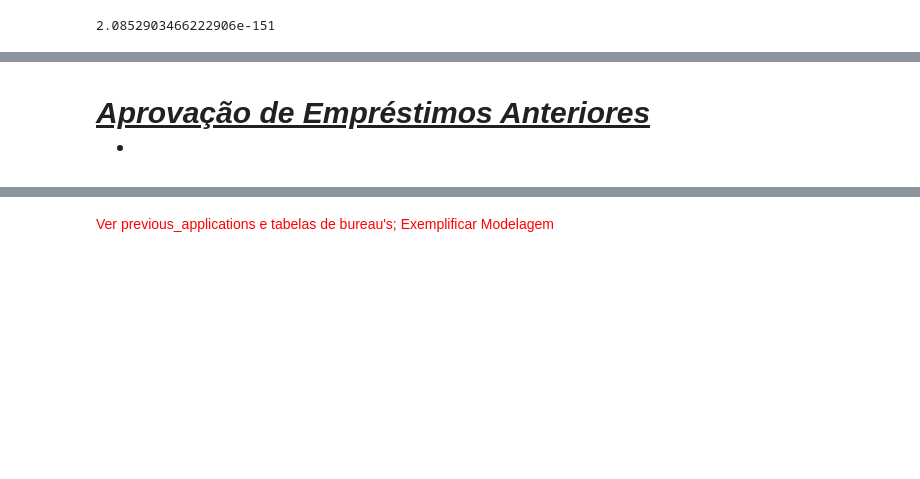
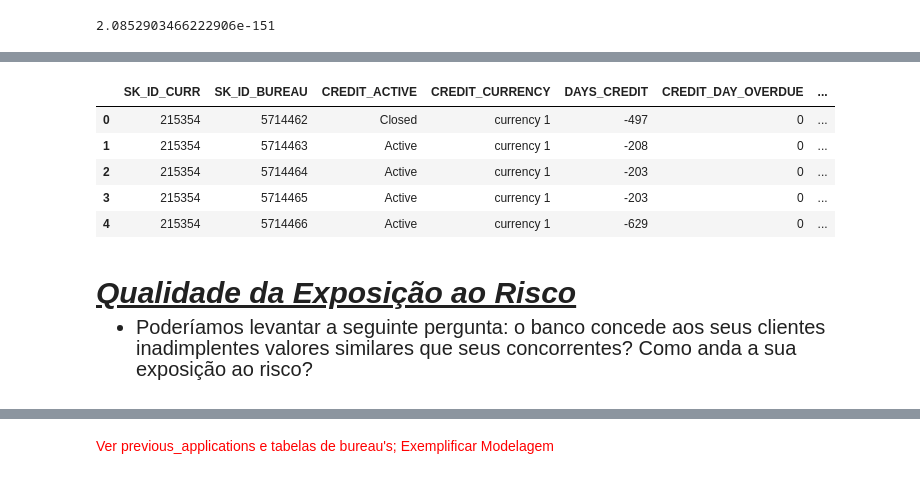
Before and after one commit to felipesveiga/home-loans, a Jupyter notebook: project/home-default.ipynb, the cells around one changed output, grey strips where cells are left out. Cells and saved outputs as stored; diff of their text form; code cells hidden in the pictures; blank space fills up the shorter version.

```diff
--- a/project/home-default.ipynb
+++ b/project/home-default.ipynb
@@ -383,8 +390,9 @@ bar_prop([0,1], [num_gb_pymt_0/num_pymt_target_0, num_gb_pymt_1/num_pymt_target_
      </ul>
 </div>
 # %%
-df_previous = pd.read_csv('/kaggle/input/home-credit-default-risk/previous_application.csv')
+df_previous = pd.read_csv('/kaggle/input/home-credit-default-risk/previous_application.csv') # Base de últimas aplicações com o banco.
+df_bureau = pd.read_csv('/kaggle/input/home-credit-default-risk/bureau.csv') # Base de últimas aplicações com outros bancos.
 # %%
-# Acrescentando as FLAG's de target no dataset.
+# Acrescentando as FLAG's de target nos datasets.
 df_previous = df_previous.merge(df_train[['TARGET', 'SK_ID_CURR']], how='inner', left_on='SK_ID_CURR', right_on='SK_ID_CURR')
-df_previous.head()
+df_bureau = df_bureau.merge(df_train[['TARGET', 'SK_ID_CURR']], how='inner', left_on='SK_ID_CURR', right_on='SK_ID_CURR')
@@ -398,8 +409,19 @@ df_previous.head()
+# %%
+# Dataset de últimas aplicações com outros bancos.
+df_bureau.head()
+# %% [output]
+|  | SK_ID_CURR | SK_ID_BUREAU | CREDIT_ACTIVE | CREDIT_CURRENCY | DAYS_CREDIT | CREDIT_DAY_OVERDUE | ... |
+| 0 | 215354 | 5714462 | Closed | currency 1 | -497 | 0 | ... |
+| 1 | 215354 | 5714463 | Active | currency 1 | -208 | 0 | ... |
+| 2 | 215354 | 5714464 | Active | currency 1 | -203 | 0 | ... |
+| 3 | 215354 | 5714465 | Active | currency 1 | -203 | 0 | ... |
+| 4 | 215354 | 5714466 | Active | currency 1 | -629 | 0 | ... |
 # %% [markdown]
-<h4 style='font-size:30px;font-style:italic;text-decoration:underline'> Aprovação de Empréstimos Anteriores</h4>
+<h4 style='font-size:30px;font-style:italic;text-decoration:underline'> Qualidade da Exposição ao Risco</h4>
 <div>
     <ul style='font-size:20px'>
         <li>
+            Poderíamos levantar a seguinte pergunta: o banco concede aos seus clientes inadimplentes valores similares que seus concorrentes? Como anda a sua exposição ao risco?
         </li>
      </ul>
 </div>
```
Also changed, not shown: parts of 13 cells of this notebook.
